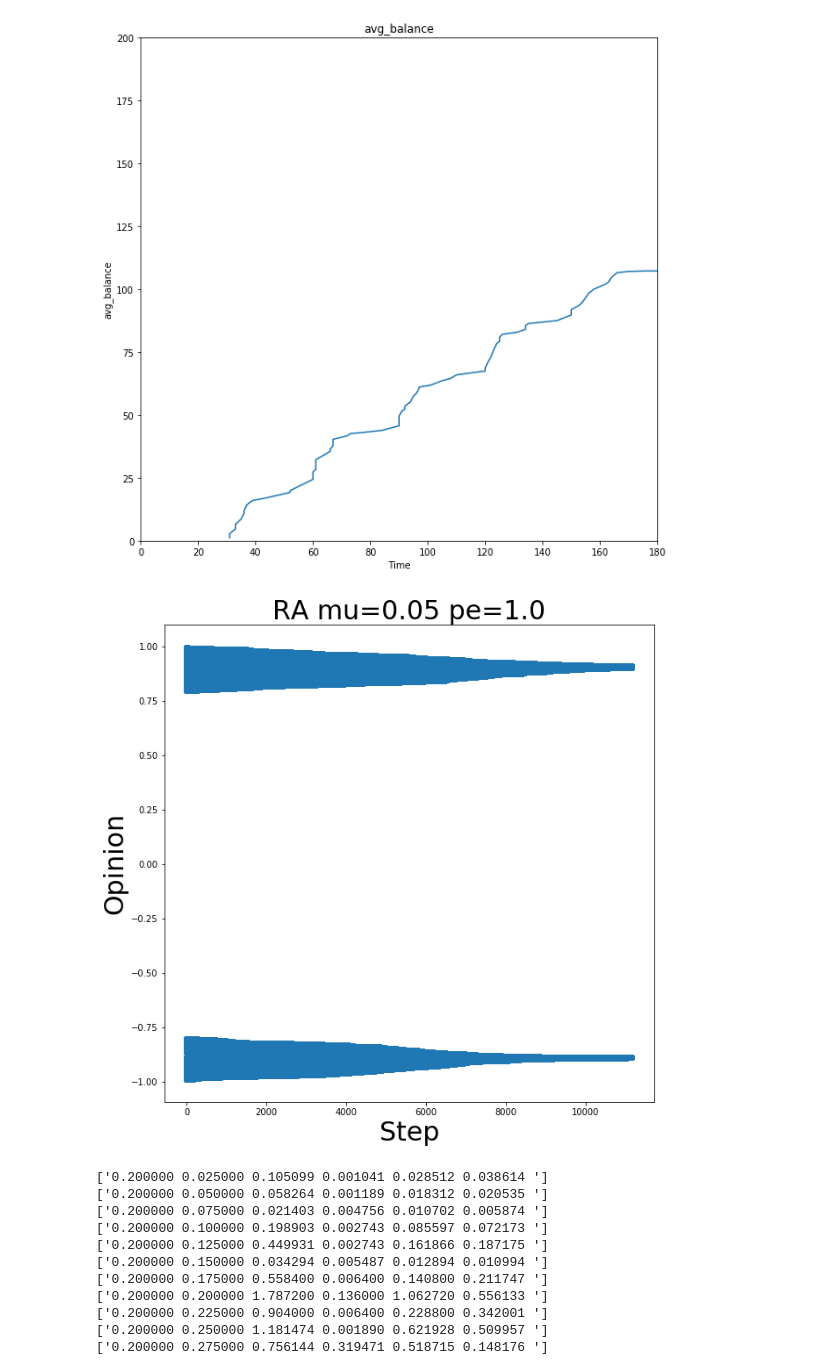
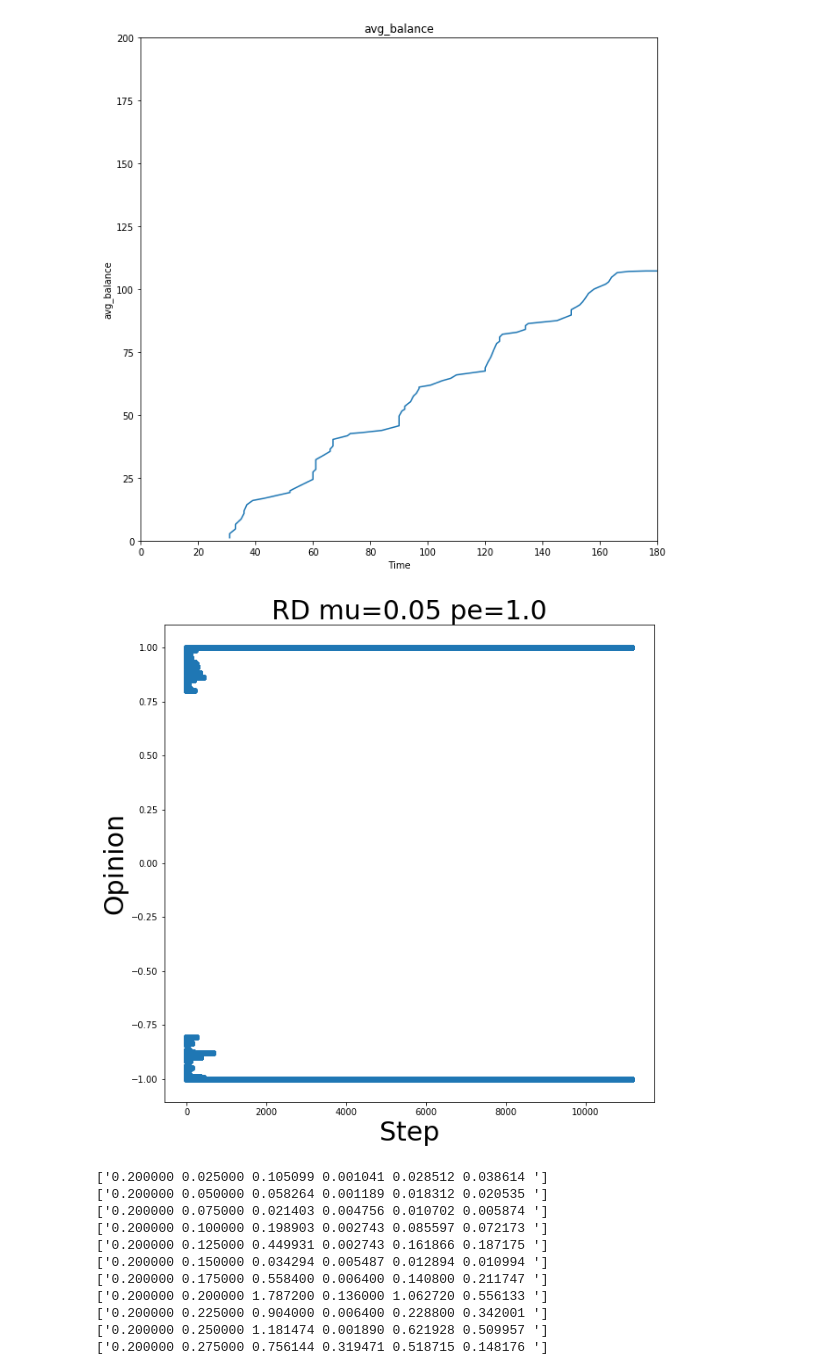
Before and after one commit to ken-neth/opinion_dynamics_BSE, a Jupyter notebook: data analysis.ipynb, the cells around one changed output. Cells and saved outputs as stored; diff of their text form; code cells hidden in the pictures.

```diff
--- a/data analysis.ipynb
+++ b/data analysis.ipynb
@@ -59,35 +59,35 @@ step_n = 0
 opinions = []
 cs = []
 
-model_name = 'RA'
+model_name = 'RD'
 
 with open(model_name+'opinions.csv') as csv_file:
     readCSV = csv.reader(csv_file, delimiter=',')
     for row in readCSV:
         for opinion in row[4:]:
             if opinion != ' ':
                 opinions.append(float(opinion))
                 step.append(step_n)
         step_n += 1
 
 # sub_op = []
 # sub_step = []
 # for i in range(len(opinions)):
 #     if step[i] == 0:
 #         sub_op.append(opinions[i]*100)
 #         sub_step.append(0)
 
 # cmap = matplotlib.colors.ListedColormap(["red","orange","gold","gold", "gold","gold", "orange","red"])
 
 figure(3, figsize=(10,10))
 xlabel('Step', fontsize=30)
 ylabel('Opinion', fontsize=30)
 title(model_name +" mu=0.05 pe=1.0", fontsize=30)
 # p3 = scatter(step, opinions, c=opinions, cmap=cmap)
 p3 = scatter(step, opinions)
 show()
 # %% [output]
-[figure, old version]
+[figure, new version]
 # %%
 with open('ymetric.csv') as csv_file:
     readCSV = csv.reader(csv_file, delimiter=',')
```
Also changed, not shown: 6 other files.
